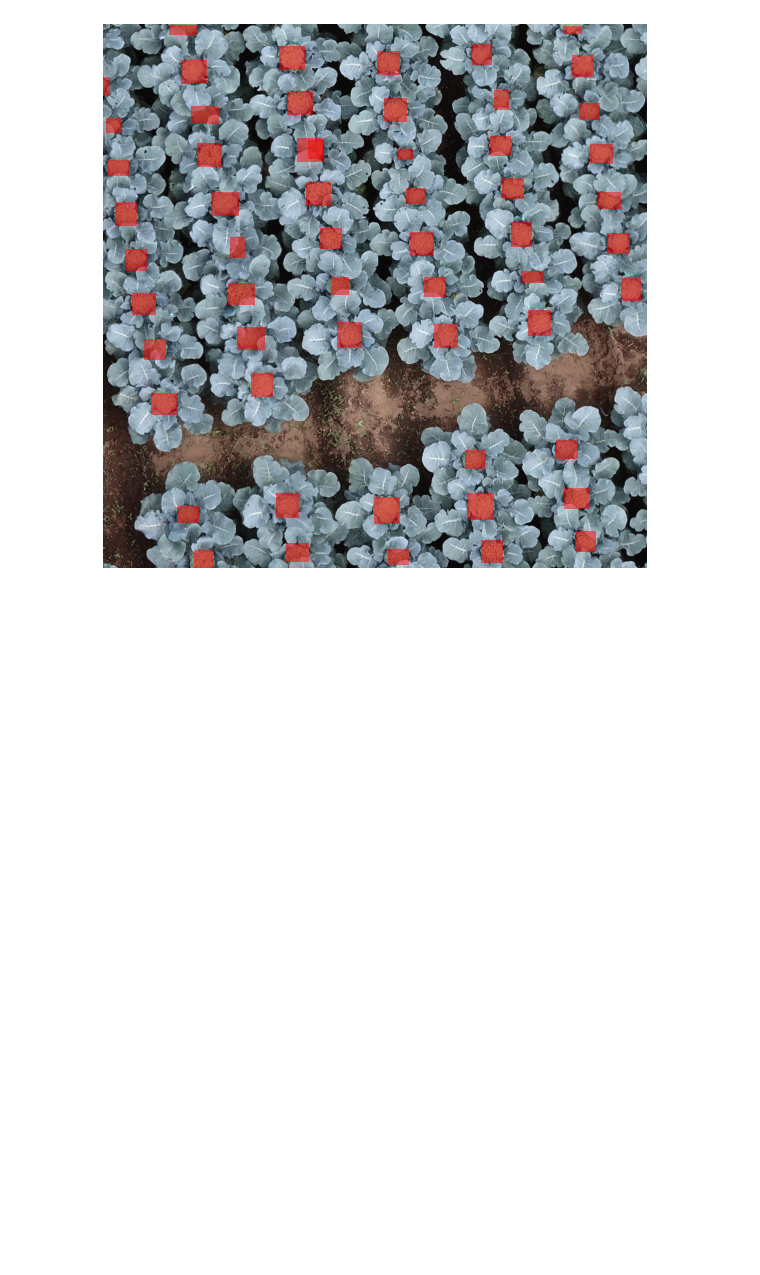
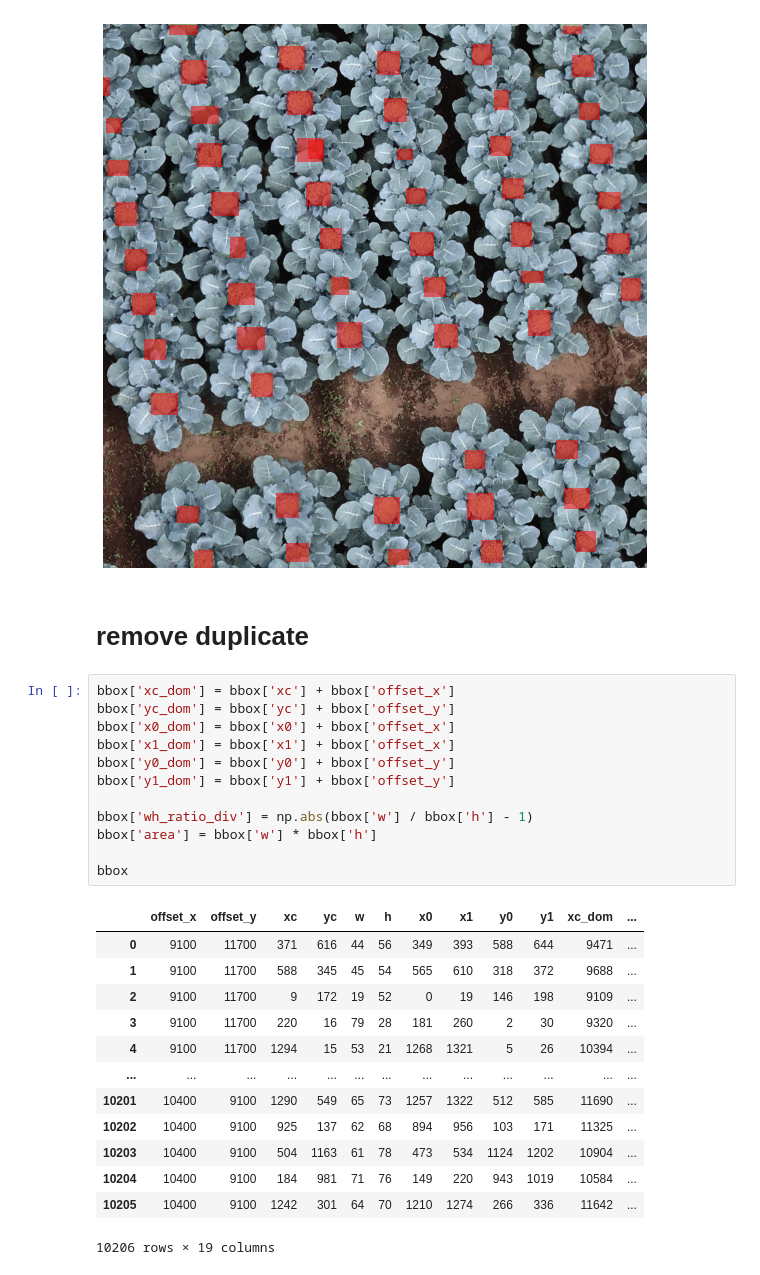
Before and after one commit to UTokyo-FieldPhenomics-Lab/UAVbroccoli, a Jupyter notebook: 01_slice/03_dom_label_load_init.ipynb, the cells around one changed output. Cells and saved outputs as stored; diff of their text form; blank space fills up the shorter version.

```diff
--- a/01_slice/03_dom_label2raw.ipynb
+++ b/01_slice/03_dom_label_load_init.ipynb
@@ -177,3 +179,31 @@ ax.axis('off')
 plt.show()
 # %% [output]
 [figure]
+# %% [markdown]
+# remove duplicate
+# %%
+bbox['xc_dom'] = bbox['xc'] + bbox['offset_x']
+bbox['yc_dom'] = bbox['yc'] + bbox['offset_y']
+bbox['x0_dom'] = bbox['x0'] + bbox['offset_x']
+bbox['x1_dom'] = bbox['x1'] + bbox['offset_x']
+bbox['y0_dom'] = bbox['y0'] + bbox['offset_y']
+bbox['y1_dom'] = bbox['y1'] + bbox['offset_y']
+
+bbox['wh_ratio_div'] = np.abs(bbox['w'] / bbox['h'] - 1)
+bbox['area'] = bbox['w'] * bbox['h']
+
+bbox
+# %% [output]
+|  | offset_x | offset_y | xc | yc | w | h | x0 | x1 | y0 | y1 | xc_dom | ... |
+| 0 | 9100 | 11700 | 371 | 616 | 44 | 56 | 349 | 393 | 588 | 644 | 9471 | ... |
+| 1 | 9100 | 11700 | 588 | 345 | 45 | 54 | 565 | 610 | 318 | 372 | 9688 | ... |
+| 2 | 9100 | 11700 | 9 | 172 | 19 | 52 | 0 | 19 | 146 | 198 | 9109 | ... |
+| 3 | 9100 | 11700 | 220 | 16 | 79 | 28 | 181 | 260 | 2 | 30 | 9320 | ... |
+| 4 | 9100 | 11700 | 1294 | 15 | 53 | 21 | 1268 | 1321 | 5 | 26 | 10394 | ... |
+| ... | ... | ... | ... | ... | ... | ... | ... | ... | ... | ... | ... | ... |
+| 10201 | 10400 | 9100 | 1290 | 549 | 65 | 73 | 1257 | 1322 | 512 | 585 | 11690 | ... |
+| 10202 | 10400 | 9100 | 925 | 137 | 62 | 68 | 894 | 956 | 103 | 171 | 11325 | ... |
+| 10203 | 10400 | 9100 | 504 | 1163 | 61 | 78 | 473 | 534 | 1124 | 1202 | 10904 | ... |
+| 10204 | 10400 | 9100 | 184 | 981 | 71 | 76 | 149 | 220 | 943 | 1019 | 10584 | ... |
+| 10205 | 10400 | 9100 | 1242 | 301 | 64 | 70 | 1210 | 1274 | 266 | 336 | 11642 | ... |
+10206 rows × 19 columns
```
Also changed, not shown: parts of 18 cells of this notebook, 5 other files.
